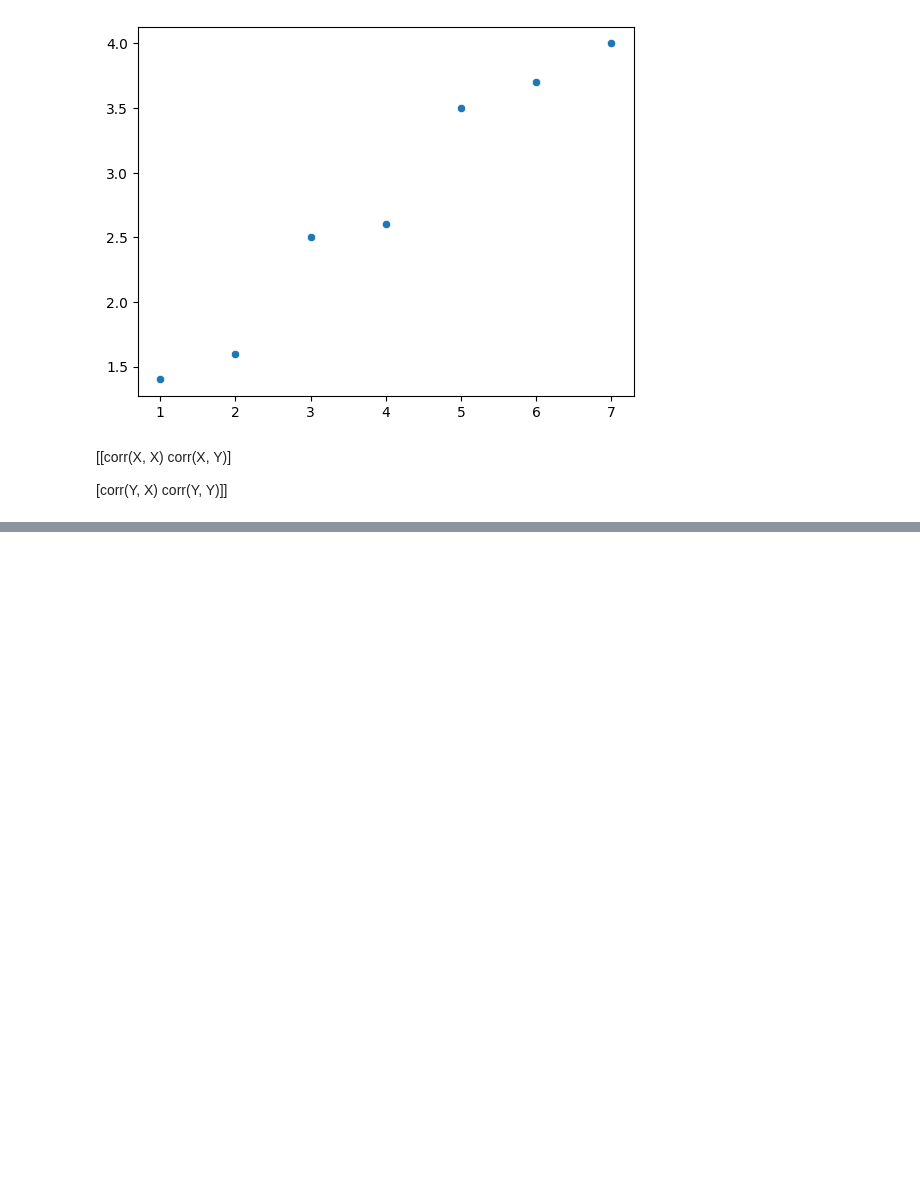
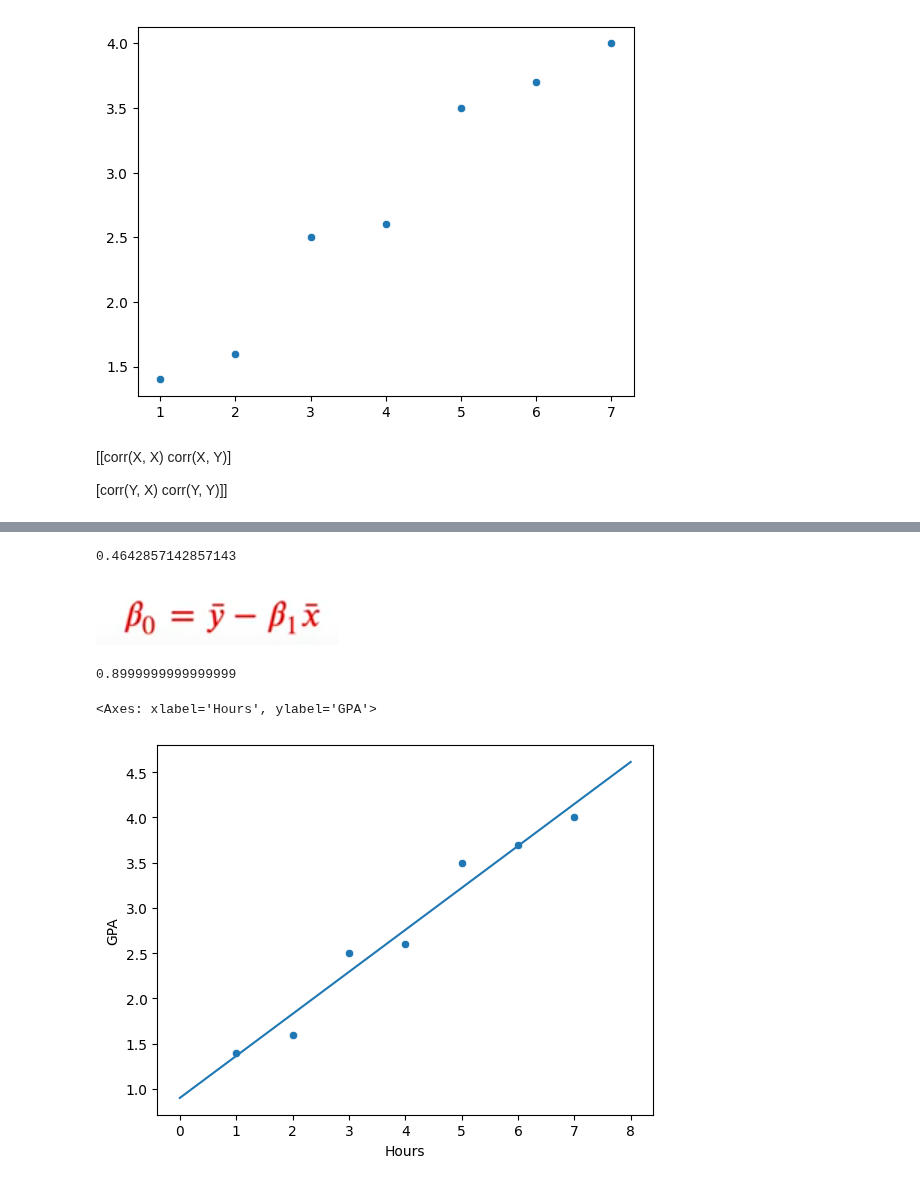
Before and after one commit to Haseebi-khan/MachineLearning, a Jupyter notebook: MachineLearning2.ipynb, the cells around one changed output, grey strips where cells are left out. Saved outputs shown, nothing was run; the diff lists cells and outputs as text; code cells hidden in the pictures; blank space fills up the shorter version.

```diff
--- a/MachineLearning2.ipynb
+++ b/MachineLearning2.ipynb
@@ -144,0 +183,32 @@ sns.scatterplot(x=no_of_hours,y=gpa)
+# %%
+x = data["Hours"]
+y = data["GPA"]
+nomenator = (len(x) * np.sum(x*y)) - (np.sum(x)* np.sum(y))
+denomenator = (len(x) * np.sum(x ** 2)) - ((np.sum(x)) ** 2)
+b = nomenator / denomenator
+print(b)
+# %% [output]
+0.4642857142857143
+# %% [markdown]
+![image.png](embedded-picture-1)
+# %%
+a = np.mean(y) - b * np.mean(x)
+print(a)
+# %% [output]
+0.8999999999999999
+# %%
+# np.linspace(start, stop, num=50, endpoint=True, retstep=False, dtype=None)
+# start	    The starting value of the sequence
+# stop	    The end value of the sequence
+# num	      Number of samples to generate (default is 50)
+# endpoint	If True (default), include stop; if False, exclude it
+# retstep	  If True, also return the spacing between values
+# dtype	    The type of output array (e.g., float, int)
+
+sns.scatterplot(x="Hours",y="GPA",data=data)
+xpointsofline = np.linspace(0, 8, 100)
+ypointsofline = a + b * xpointsofline
+sns.lineplot(x=xpointsofline, y=ypointsofline)
+# %% [output]
+<Axes: xlabel='Hours', ylabel='GPA'>
+[figure, added]
```
Also changed, not shown: parts of 16 cells of this notebook.
